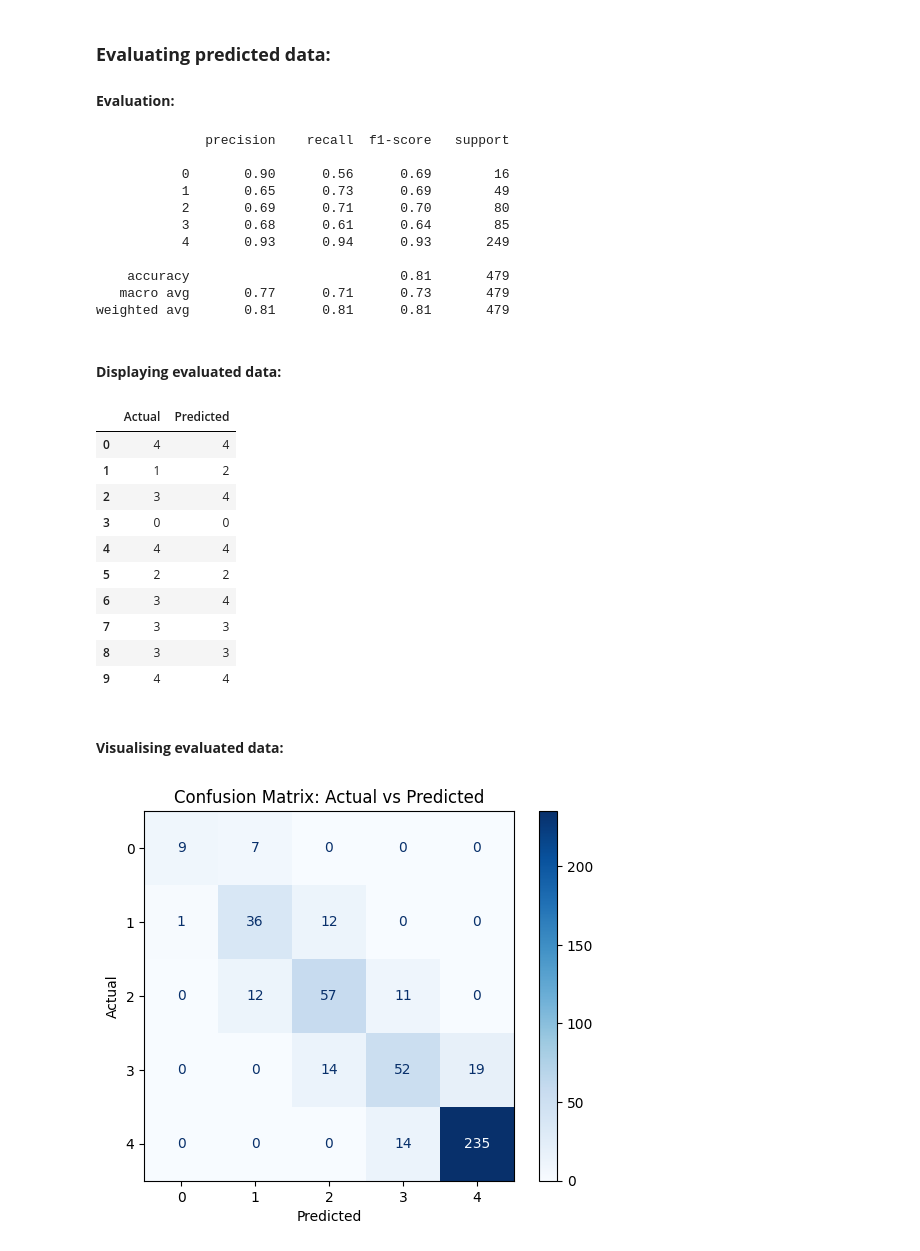
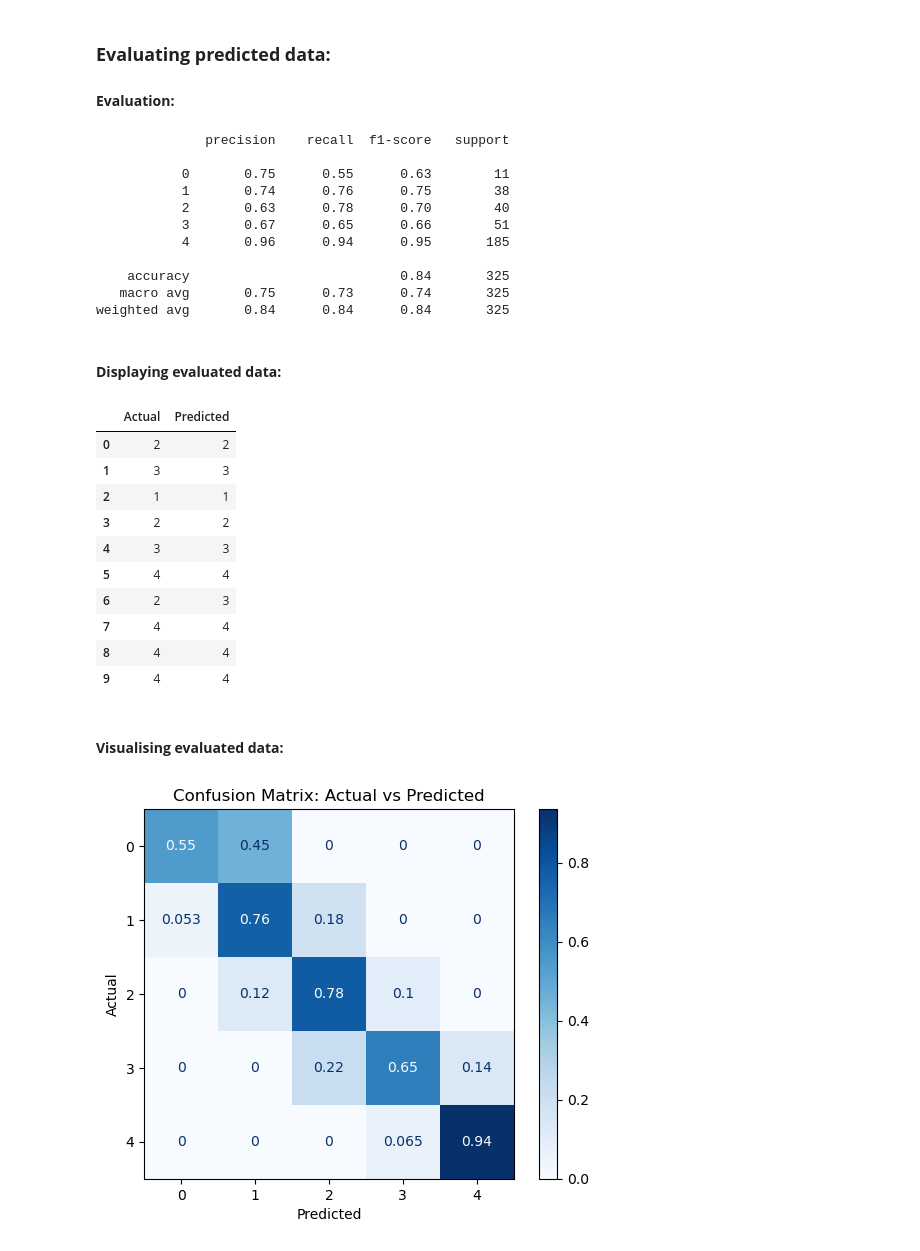
Before and after one commit to cykreet/snare, a Jupyter notebook: NoteBook/Deep_Learning_Model.ipynb, the cells around one changed output. Cells and saved outputs as stored; diff of their text form; code cells hidden in the pictures.

Commit message:
Made changes to the ANN and the confusion matrix

```diff
--- a/NoteBook/Deep_Learning_Model.ipynb
+++ b/NoteBook/Deep_Learning_Model.ipynb
@@ -14,7 +14,7 @@ from sklearn.metrics import confusion_matrix,ConfusionMatrixDisplay
 # %% [markdown]
 ### **Load Data:**
 # %%
-df_cf = pd.read_csv('Transformed_Student_Performence_Data.csv')
+df_cf = pd.read_csv('Cleaned_Student_Performance_data.csv')
 df_cf.head()
 # %% [output]
 |  | StudyTimeWeekly | Absences | Tutoring | ParentalSupport | Extracurricular | Sports | Music | Volunteering | ... |
@@ -63,6 +63,11 @@ ANN = models.Sequential([  #Initializes the ANN
 
     # Hidden layer
     layers.Dense(units=128, activation='relu'), # Sorts through all of the probabilities using a 128 nodes.
+    layers.Dropout(0.3),
+
+    # Hidden Layer:
+    layers.Dense(units=32, activation='relu'),
+
 
     # Output layer
     layers.Dense(num_classes - 1, activation='sigmoid')  # One sigmoid per threshold
@@ -117,15 +122,15 @@ print(classification_report(y_test, y_pred_classes)) #Outputs a summary of the m
 # %% [output]
               precision    recall  f1-score   support
 
-           0       0.90      0.56      0.69        16
-           1       0.65      0.73      0.69        49
-           2       0.69      0.71      0.70        80
-           3       0.68      0.61      0.64        85
-           4       0.93      0.94      0.93       249
+           0       0.75      0.55      0.63        11
+           1       0.74      0.76      0.75        38
+           2       0.63      0.78      0.70        40
+           3       0.67      0.65      0.66        51
+           4       0.96      0.94      0.95       185
 
-    accuracy                           0.81       479
-   macro avg       0.77      0.71      0.73       479
-weighted avg       0.81      0.81      0.81       479
+    accuracy                           0.84       325
+   macro avg       0.75      0.73      0.74       325
+weighted avg       0.84      0.84      0.84       325
 # %% [markdown]
 #### **Displaying evaluated data:**
 # %%
@@ -137,28 +142,29 @@ df_results = pd.DataFrame({
 df_results.head(10)
 # %% [output]
 |  | Actual | Predicted |
-| 0 | 4 | 4 |
-| 1 | 1 | 2 |
-| 2 | 3 | 4 |
-| 3 | 0 | 0 |
-| 4 | 4 | 4 |
-| 5 | 2 | 2 |
-| 6 | 3 | 4 |
-| 7 | 3 | 3 |
-| 8 | 3 | 3 |
+| 0 | 2 | 2 |
+| 1 | 3 | 3 |
+| 2 | 1 | 1 |
+| 3 | 2 | 2 |
+| 4 | 3 | 3 |
+| 5 | 4 | 4 |
+| 6 | 2 | 3 |
+| 7 | 4 | 4 |
+| 8 | 4 | 4 |
 | 9 | 4 | 4 |
 # %% [markdown]
 #### **Visualising evaluated data:**
 # %%
 cm = confusion_matrix(y_test, y_pred_classes)
-disp = ConfusionMatrixDisplay(confusion_matrix=cm, display_labels=[0, 1, 2, 3, 4])
+cm_normalized = cm.astype("float") / cm.sum(axis=1)[:, np.newaxis]
+disp = ConfusionMatrixDisplay(confusion_matrix=cm_normalized, display_labels=[0, 1, 2, 3, 4])
 disp.plot(cmap=plt.cm.Blues)
 plt.title("Confusion Matrix: Actual vs Predicted")
 plt.xlabel("Predicted")
 plt.ylabel("Actual")
 plt.show()
 # %% [output]
-[figure, old version]
+[figure, new version]
 # %%
 sns.scatterplot(data=df_results, x="Actual", y="Predicted")
 plt.title("Actual vs Predicted GradeClass")
```
Also changed, not shown: parts of 4 cells of this notebook.
